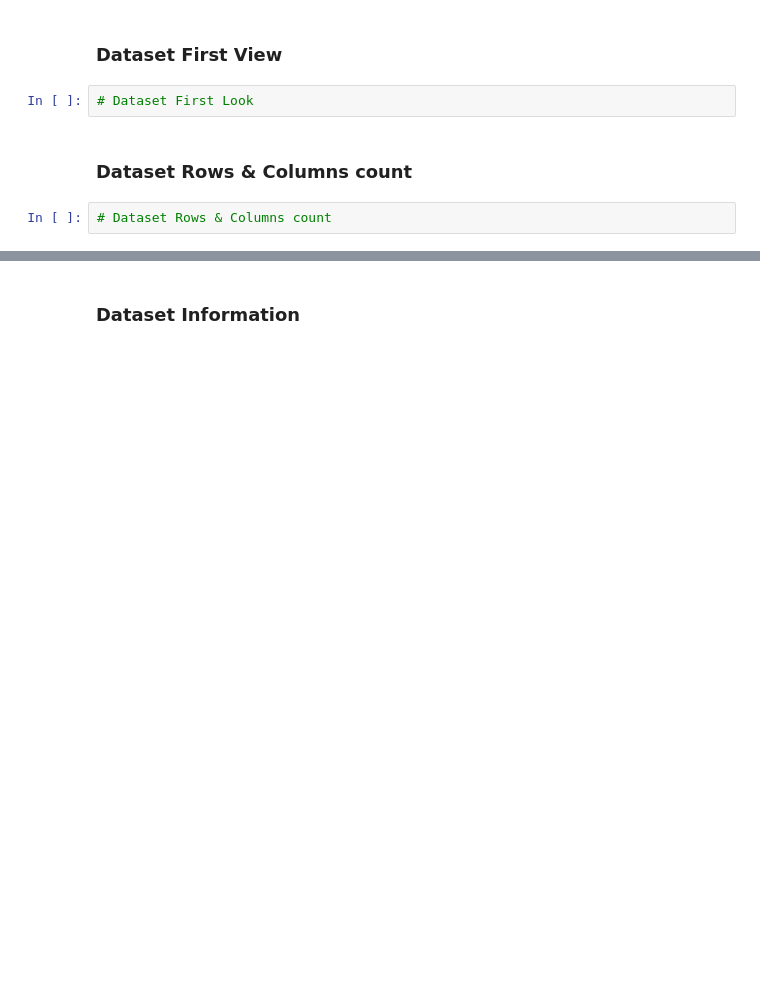
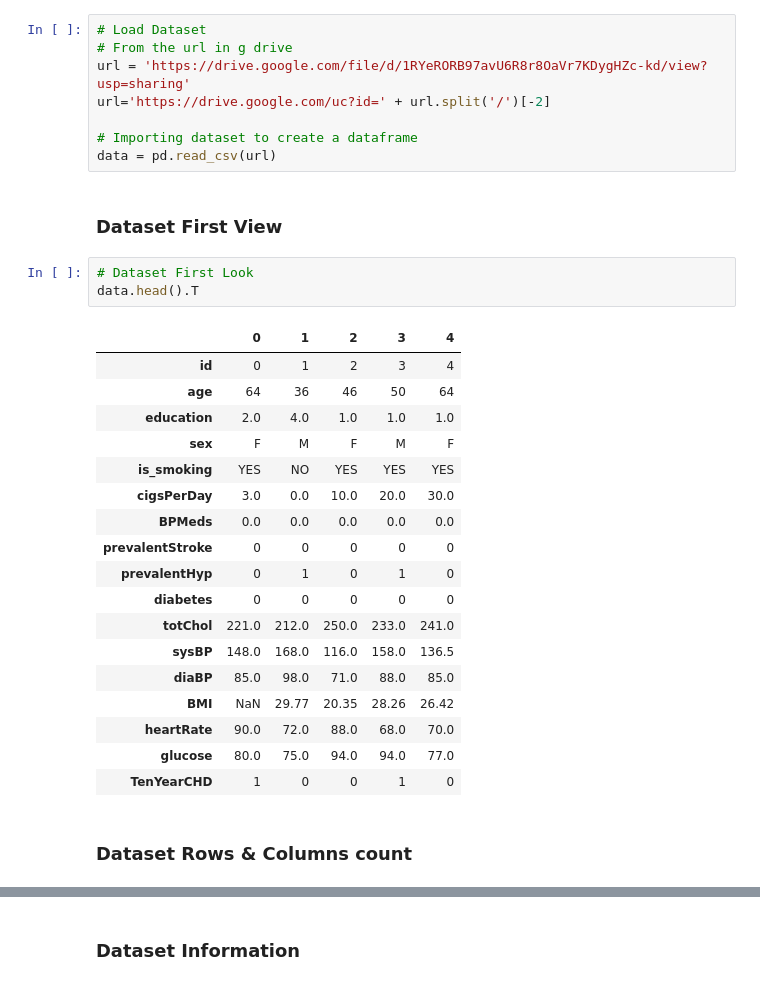
Before and after one commit to abhishekdhasmana17/Cardiovascular-Risk-Prediction, a Jupyter notebook: Cardiovascular_Risk_Prediction.ipynb, the cells around one changed output, grey strips where cells are left out. Saved outputs shown, nothing was run; the diff lists cells and outputs as text; blank space fills up the shorter version.

```diff
--- a/Cardiovascular_Risk_Prediction.ipynb
+++ b/Cardiovascular_Risk_Prediction.ipynb
@@ -85,8 +89,34 @@ M - Multivariate Analysis
+# %%
+# Load Dataset
+# From the url in g drive
+url = 'https://drive.google.com/file/d/1RYeRORB97avU6R8r8OaVr7KDygHZc-kd/view?usp=sharing'
+url='https://drive.google.com/uc?id=' + url.split('/')[-2]
+
+# Importing dataset to create a dataframe
+data = pd.read_csv(url)
 # %% [markdown]
 ### Dataset First View
 # %%
 # Dataset First Look
+data.head().T
+# %% [output]
+|  | 0 | 1 | 2 | 3 | 4 |
+| id | 0 | 1 | 2 | 3 | 4 |
+| age | 64 | 36 | 46 | 50 | 64 |
+| education | 2.0 | 4.0 | 1.0 | 1.0 | 1.0 |
+| sex | F | M | F | M | F |
+| is_smoking | YES | NO | YES | YES | YES |
+| cigsPerDay | 3.0 | 0.0 | 10.0 | 20.0 | 30.0 |
+| BPMeds | 0.0 | 0.0 | 0.0 | 0.0 | 0.0 |
+| prevalentStroke | 0 | 0 | 0 | 0 | 0 |
+| prevalentHyp | 0 | 1 | 0 | 1 | 0 |
+| diabetes | 0 | 0 | 0 | 0 | 0 |
+| totChol | 221.0 | 212.0 | 250.0 | 233.0 | 241.0 |
+| sysBP | 148.0 | 168.0 | 116.0 | 158.0 | 136.5 |
+| diaBP | 85.0 | 98.0 | 71.0 | 88.0 | 85.0 |
+| BMI | NaN | 29.77 | 20.35 | 28.26 | 26.42 |
+| heartRate | 90.0 | 72.0 | 88.0 | 68.0 | 70.0 |
+| glucose | 80.0 | 75.0 | 94.0 | 94.0 | 77.0 |
+| TenYearCHD | 1 | 0 | 0 | 1 | 0 |
 # %% [markdown]
 ### Dataset Rows & Columns count
-# %%
-# Dataset Rows & Columns count
```
Also changed, not shown: parts of 8 cells of this notebook.
